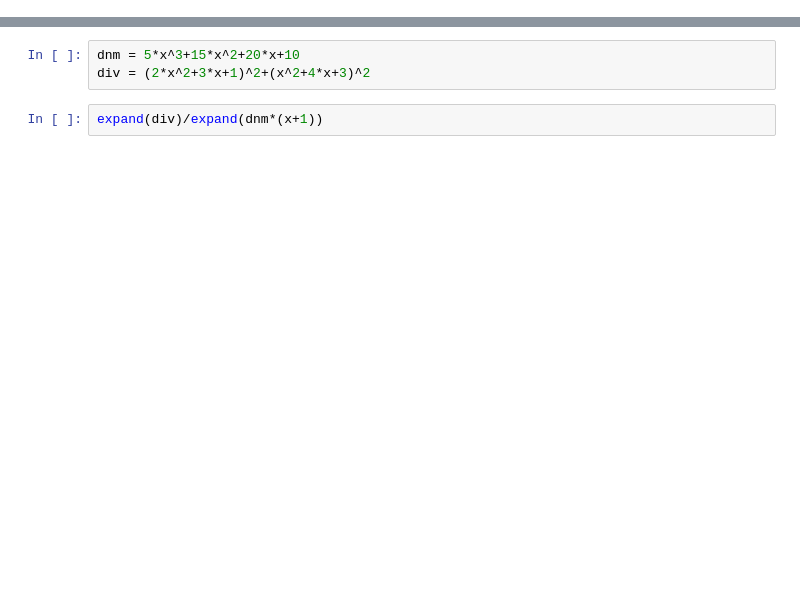
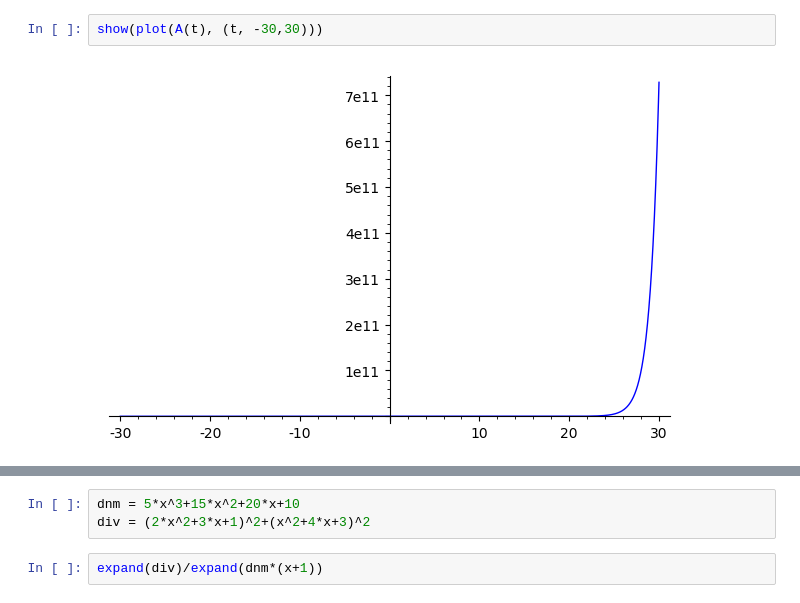
Before and after one commit to yamryo/notebooks, a Jupyter notebook: SageMath/Untitled2.ipynb, the cells around one changed output, grey strips where cells are left out. Drawn from its saved outputs; the diff is of its cells as text; blank space fills up the shorter version.

```diff
--- a/SageMath/Untitled2.ipynb
+++ b/SageMath/Untitled2.ipynb
@@ -7,3 +32,7 @@ plot(f(t),(t,0,1))
+# %%
+show(plot(A(t), (t, -30,30)))
+# %% [output]
+[figure, added]
 # %%
 # f(0.30132011)
 f((1+sqrt(3/7))/2)
```
Also changed, not shown: parts of 11 cells of this notebook, 24 other files.
